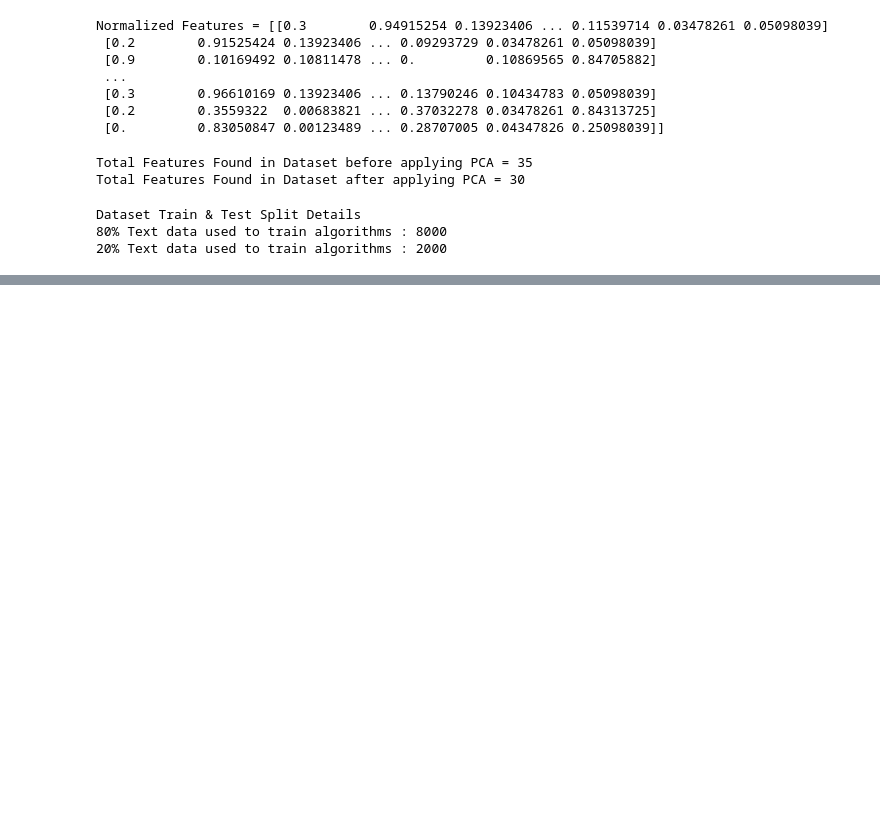
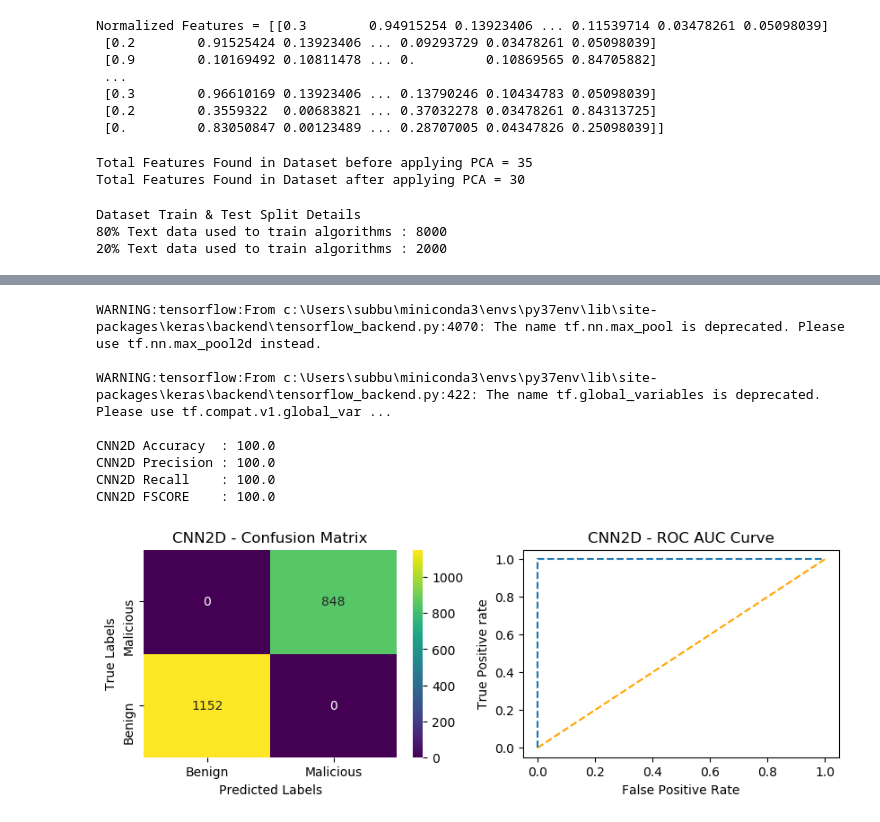
Before and after one commit to seerapusairam/Design-Of-An-Intrusion-Detection-Model-for-IoT-Enabled-Smart-Homes, a Jupyter notebook: IOTIntrusionDetection.ipynb, the cells around one changed output, grey strips where cells are left out. Cells and saved outputs as stored; diff of their text form; code cells hidden in the pictures; blank space fills up the shorter version.

Commit message:
Added CNN algorithm

```diff
--- a/IOTIntrusionDetection.ipynb
+++ b/IOTIntrusionDetection.ipynb
@@ -267 +276,78 @@ SVM FSCORE    : 95.67801633298208
 [figure]
+# %%
+#train CNN2D convolution neural network algorithm on training features and evaluate performance on test data
+
+# Reshape the input data for 2D Convolutional Neural Network
+# CNN2D expects a 4D input: (samples, height, width, channels)
+X_train1 = np.reshape(X_train, (X_train.shape[0], X_train.shape[1], 1, 1))
+X_test1 = np.reshape(X_test, (X_test.shape[0], X_test.shape[1], 1, 1))
+
+# Convert labels into one-hot encoded format for multi-class classification
+y_train1 = to_categorical(y_train)
+y_test1 = to_categorical(y_test)
+
+# Definig CNN object
+cnn_model = Sequential()
+
+# Defining First convolutional layer with 32 neurons of 1 X 1 matrix to filter features 32 times
+cnn_model.add(Convolution2D(32, (1 , 1), input_shape = (X_train1.shape[1], X_train1.shape[2], X_train1.shape[3]), activation = 'relu'))
+
+# MaxPooling layer to reduce dimensions (here it doesn't change much due to (1,1) pooling size)
+cnn_model.add(MaxPooling2D(pool_size = (1, 1)))
+
+# Second convolutional layer to further extract features
+cnn_model.add(Convolution2D(32, (1, 1), activation = 'relu'))
+cnn_model.add(MaxPooling2D(pool_size = (1, 1)))
+
+# Flatten the 2D output to 1D to feed into dense layers
+cnn_model.add(Flatten())
+
+# Dense (fully connected) layer with 256 neurons and ReLU activation
+cnn_model.add(Dense(units = 256, activation = 'relu'))
+
+# Output layer with softmax activation for classification (benign vs malicious)
+cnn_model.add(Dense(units = y_train1.shape[1], activation = 'softmax'))
+
+#compiling, training and loading model
+cnn_model.compile(optimizer = 'adam', loss = 'categorical_crossentropy', metrics = ['accuracy'])
+if os.path.exists("model/cnn_weights.hdf5") == False:
+    # Save only the best model during training
+    model_check_point = ModelCheckpoint(filepath='model/cnn_weights.hdf5', verbose = 1, save_best_only = True)
+
+    # Train the model
+    hist = cnn_model.fit(
+        X_train1, y_train1,
+        batch_size = 16,
+        epochs = 20,
+        validation_data=(X_test1, y_test1),
+        callbacks=[model_check_point],
+        verbose=1
+    )
+
+    # Save the training history to a file for future use
+    f = open('model/cnn_history.pckl', 'wb')
+    pickle.dump(hist.history, f)
+    f.close()
+else:
+    # Load pre-trained weights if available
+    cnn_model.load_weights("model/cnn_weights.hdf5")
+
+# Predict using the trained CNN model on the test data
+predict = cnn_model.predict(X_test1)
+
+# Convert one-hot predictions and true labels back to class labels
+predict = np.argmax(predict, axis=1)
+y_test1 = np.argmax(y_test1, axis=1)
+
+# Call this function to calculate accuracy and other metrics
+calculateMetrics("CNN2D", predict, y_test)
+# %% [output]
+WARNING:tensorflow:From c:\Users\subbu\miniconda3\envs\py37env\lib\site-packages\keras\backend\tensorflow_backend.py:4070: The name tf.nn.max_pool is deprecated. Please use tf.nn.max_pool2d instead.
+
+WARNING:tensorflow:From c:\Users\subbu\miniconda3\envs\py37env\lib\site-packages\keras\backend\tensorflow_backend.py:422: The name tf.global_variables is deprecated. Please use tf.compat.v1.global_var ...
+
+CNN2D Accuracy  : 100.0
+CNN2D Precision : 100.0
+CNN2D Recall    : 100.0
+CNN2D FSCORE    : 100.0
+[figure, added]
```
Also changed, not shown: parts of 3 cells of this notebook, 2 other files.
